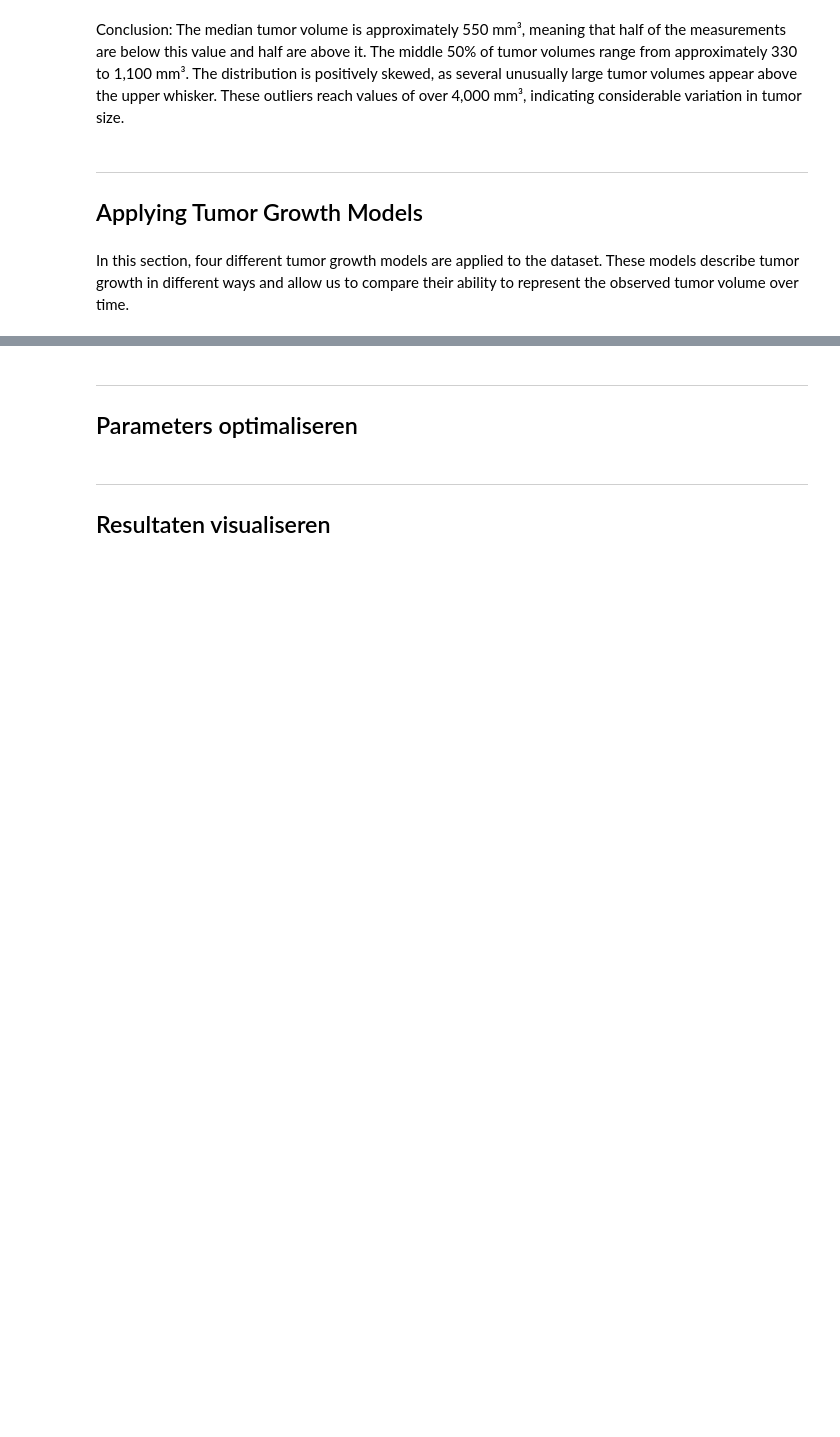
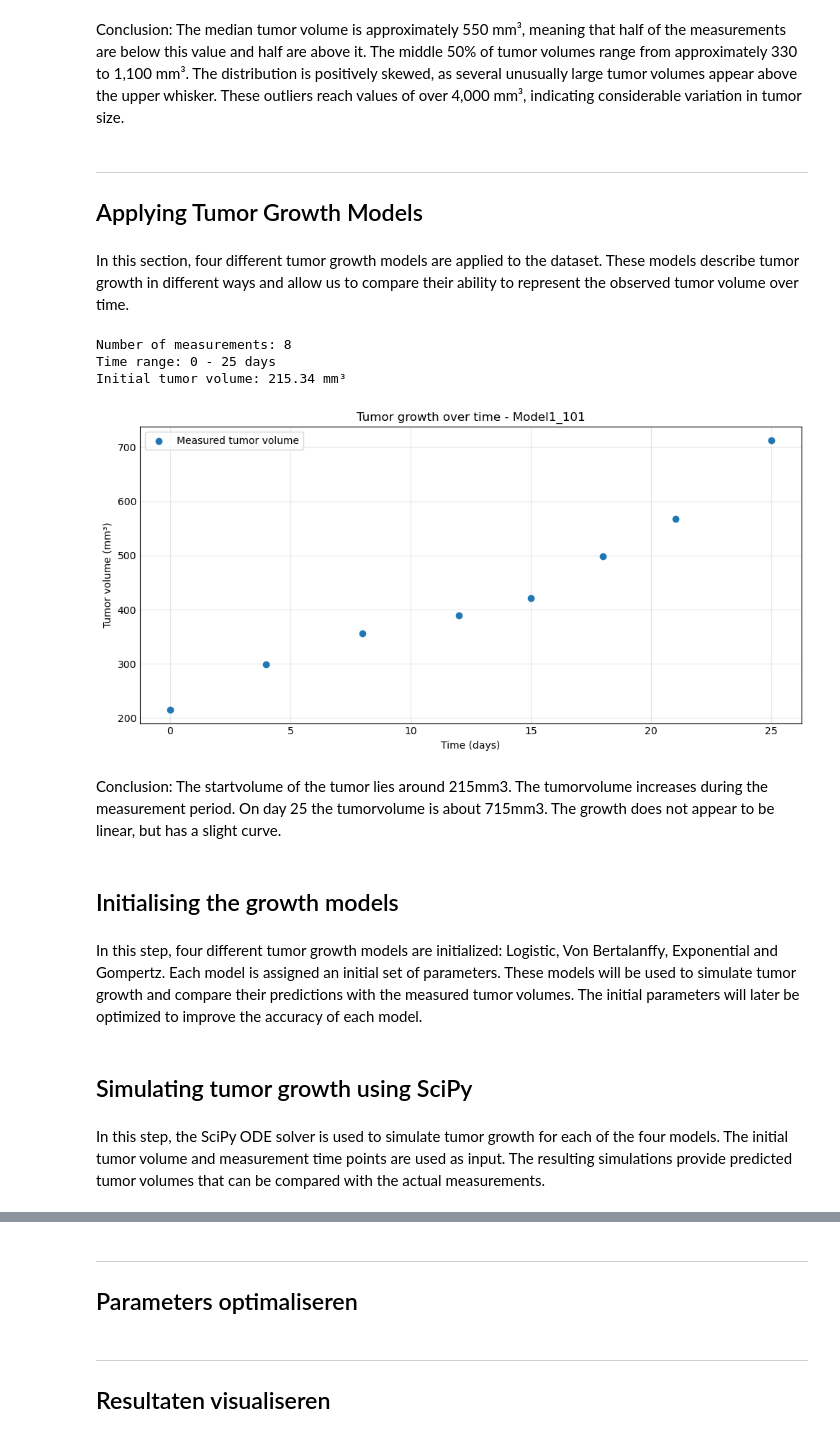
Before and after one commit to cheyennebrouwer/Casus_Dynamic-Modelling, a Jupyter notebook: Use_case_application.ipynb, the cells around one changed output, grey strips where cells are left out. Saved outputs shown, nothing was run; the diff lists cells and outputs as text; code cells hidden in the pictures; blank space fills up the shorter version.

Commit message:
Started on application of tumor growth models in notebook

```diff
--- a/Use_case_application.ipynb
+++ b/Use_case_application.ipynb
@@ -248,3 +250,40 @@ Conclusion: The median tumor volume is approximately 550 mm³, meaning that half
 ## Applying Tumor Growth Models
 # %% [markdown]
 In this section, four different tumor growth models are applied to the dataset. These models describe tumor growth in different ways and allow us to compare their ability to represent the observed tumor volume over time.
+# %%
+tumor_id = "Model1_101"
+
+tumor_data = data[data["ID [-]"] == tumor_id].copy()
+tumor_data = tumor_data.sort_values("Times [days]")
+
+times = tumor_data["Times [days]"].to_numpy()
+volumes = tumor_data["Volume [mm³]"].to_numpy()
+
+print(f"Number of measurements: {len(times)}")
+print(f"Time range: {times.min()} - {times.max()} days")
+print(f"Initial tumor volume: {volumes[0]:.2f} mm³")
+# %% [output]
+Number of measurements: 8
+Time range: 0 - 25 days
+Initial tumor volume: 215.34 mm³
+# %%
+plt.figure(figsize=(10, 5))
+
+plt.scatter(times, volumes, label="Measured tumor volume")
+
+plt.xlabel("Time (days)")
+plt.ylabel("Tumor volume (mm³)")
+plt.title(f"Tumor growth over time - {tumor_id}")
+
+plt.legend()
+plt.grid(alpha=0.3)
+plt.tight_layout()
+plt.show()
+# %% [output]
+[figure, added]
+# %% [markdown]
+Conclusion: The startvolume of the tumor lies around 215mm3. The tumorvolume increases during the measurement period. On day 25 the tumorvolume is about 715mm3. The growth does not appear to be linear, but has a slight curve.
+# %% [markdown]
+## Initialising the growth models
+# %% [markdown]
+In this step, four different tumor growth models are initialized: Logistic, Von Bertalanffy, Exponential and Gompertz. Each model is assigned an initial set of parameters. These models will be used to simulate tumor growth and compare their predictions with the measured tumor volumes. The initial parameters will later be optimized to improve the accuracy of each model.
@@ -250,0 +305,4 @@ In this section, four different tumor growth models are applied to the dataset.
+# %% [markdown]
+## Simulating tumor growth using SciPy
+# %% [markdown]
+In this step, the SciPy ODE solver is used to simulate tumor growth for each of the four models. The initial tumor volume and measurement time points are used as input. The resulting simulations provide predicted tumor volumes that can be compared with the actual measurements.
```
Also changed, not shown: parts of 5 cells of this notebook.
